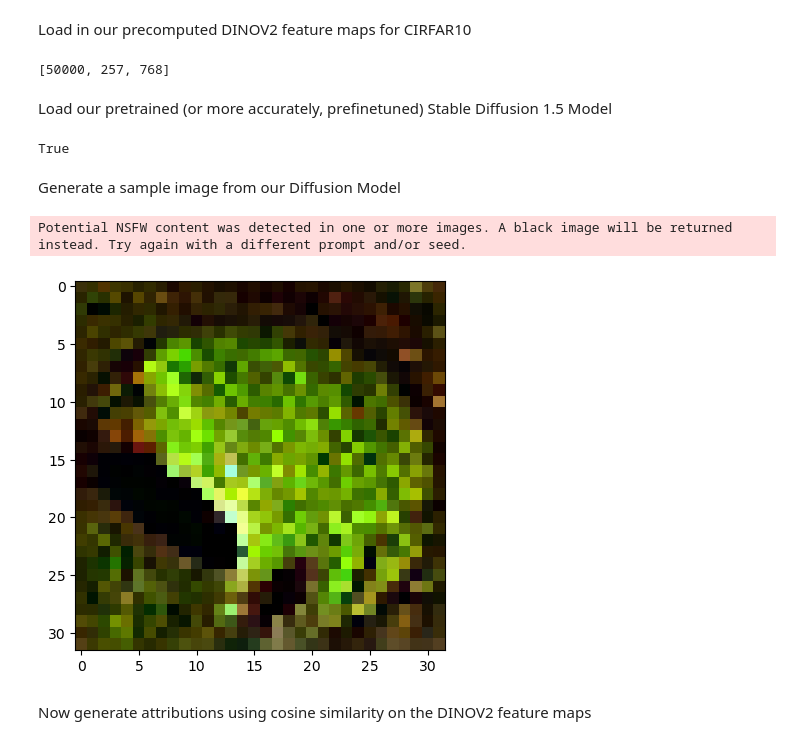
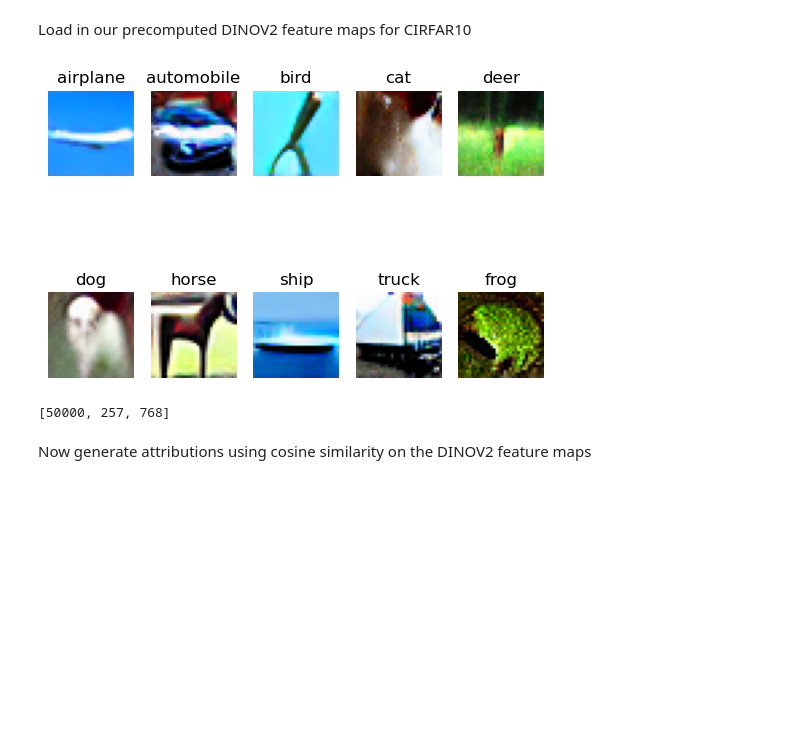
Before and after one commit to Naterjack/Data-Attribution-for-Stable-Diffusion, a Jupyter notebook: SD1_DINO_Attribution.ipynb, the cells around one changed output. Cells and saved outputs as stored; diff of their text form; code cells hidden in the pictures; blank space fills up the shorter version.

Commit message:
Split the image generation and DINO code, and improve DINO attribution visualisation

```diff
--- a/SD1_DINO_Attribution.ipynb
+++ b/SD1_DINO_Attribution.ipynb
@@ -6,3 +12,30 @@ IS_LORA = False
+# %%
+from PIL import Image
+import matplotlib.pyplot as plt
+import os
+%matplotlib inline
+
+prompts=['airplane', 'automobile', 'bird', 'cat', 'deer', 'dog', 'horse', 'ship', 'truck', 'frog']
+i = 0
+
+generated_images = []
+
+for prompt in prompts:
+    seed = 1
+
+    save_path = f"generated_images/{MODEL_NAME}/{str(seed)}/{prompt}/"
+    assert(os.path.isdir(save_path))
+
+    image = Image.open(save_path+prompt+".png")
+
+    i=i+1
+    plt.subplot(2, 5, i)
+    plt.axis('off')
+    plt.title(prompt)
+    plt.imshow(image)
+    generated_images.append(image)
+# %% [output]
+[figure, added]
 # %%
 import torch
 dino_cifar10 = torch.load("dino_cifar10.pt")
@@ -11,58 +44,6 @@ print(list(dino_cifar10.shape))
 dino_cifar10 = dino_cifar10.reshape(50000,257*768)
 # %% [output]
 [50000, 257, 768]
-# %% [markdown]
-Load our pretrained (or more accurately, prefinetuned) Stable Diffusion 1.5 Model
-# %%
-from diffusers import DiffusionPipeline
-
-folder_name = "sd1-cifar10-v2" #"sd1-cifar10-v2-lora/pytorch_lora_weights.safetensors" #"FineTuned-SD1-cifar10"
-
-import os
-if IS_WINDOWS:
-    p = ".\\" + folder_name
-else: #Assume UNIX-based
-    p = "./" + folder_name
-print(os.path.isdir(p))
-
-if IS_LORA:
-    pipe = DiffusionPipeline.from_pretrained("stable-diffusion-v1-5/stable-diffusion-v1-5", torch_dtype=torch.float16).to("cuda")
-    pipe.load_lora_weights(p)
-else:
-    pipe = DiffusionPipeline.from_pretrained(p)
-    pipe.to("cuda")
-print("") #Stop ipynb dumping rubbish after this block
-# %% [output]
-True
-# %% [markdown]
-Generate a sample image from our Diffusion Model
-# %%
-from PIL import Image
-import matplotlib.pyplot as plt
-%matplotlib inline
-
-prompts=['airplane', 'automobile', 'bird', 'cat', 'deer', 'dog', 'horse', 'ship', 'truck', 'frog']
-
-for prompt in prompts:
-    seed = 1
-    generator = torch.Generator(device="cuda").manual_seed(seed)
-
-    save_path = "generated_images/"+str(seed)+"/"+prompt+"/"
-    os.makedirs(save_path, exist_ok=True)
-
-    image = pipe(
-        height=32,
-        width=32,
-        prompt=prompt,
-        generator=generator,
-    ).images[0]
-
-    plt.imshow(image)
-
-    image.save(save_path+prompt+".png")
-# %% [output]
-Potential NSFW content was detected in one or more images. A black image will be returned instead. Try again with a different prompt and/or seed.
-[figure, removed]
 # %% [markdown]
 Now generate attributions using cosine similarity on the DINOV2 feature maps
 # %%
```
Also changed, not shown: parts of 7 cells of this notebook, 1 other file.
